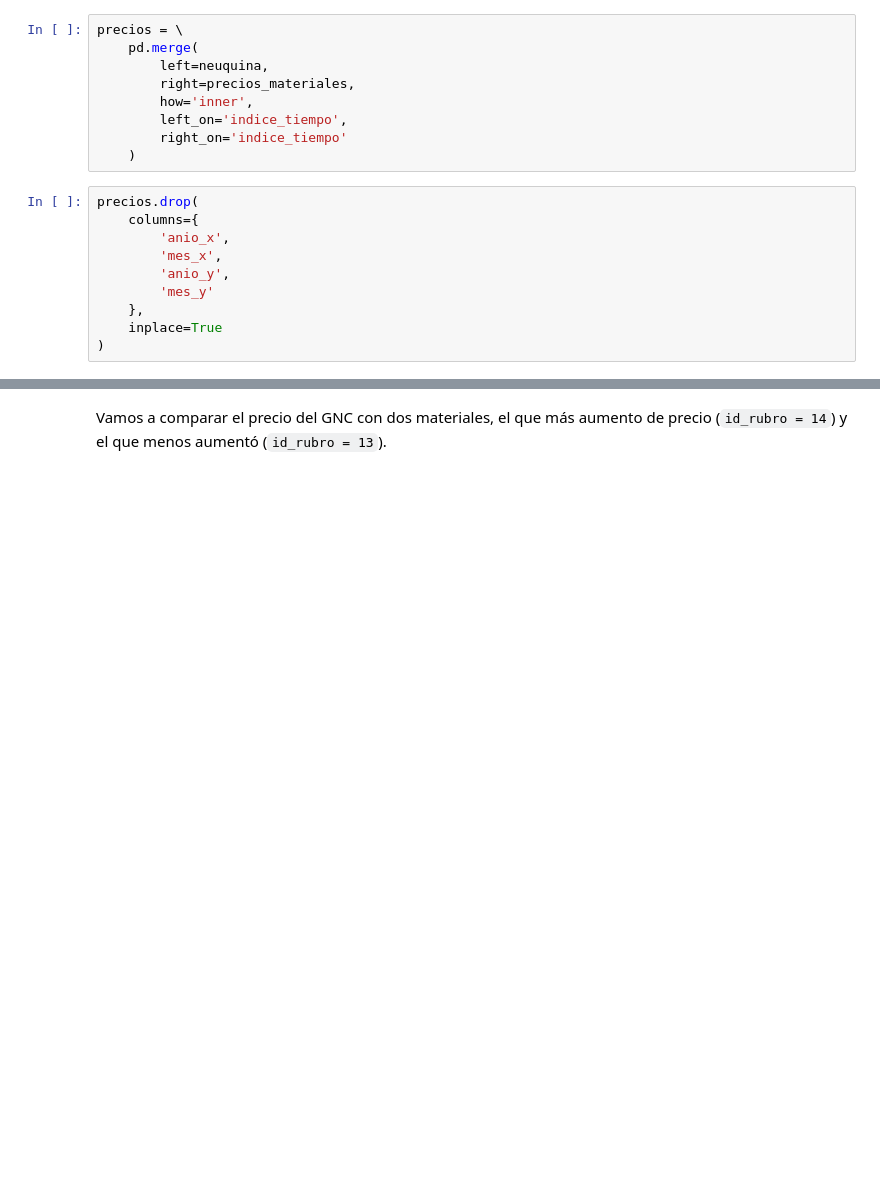
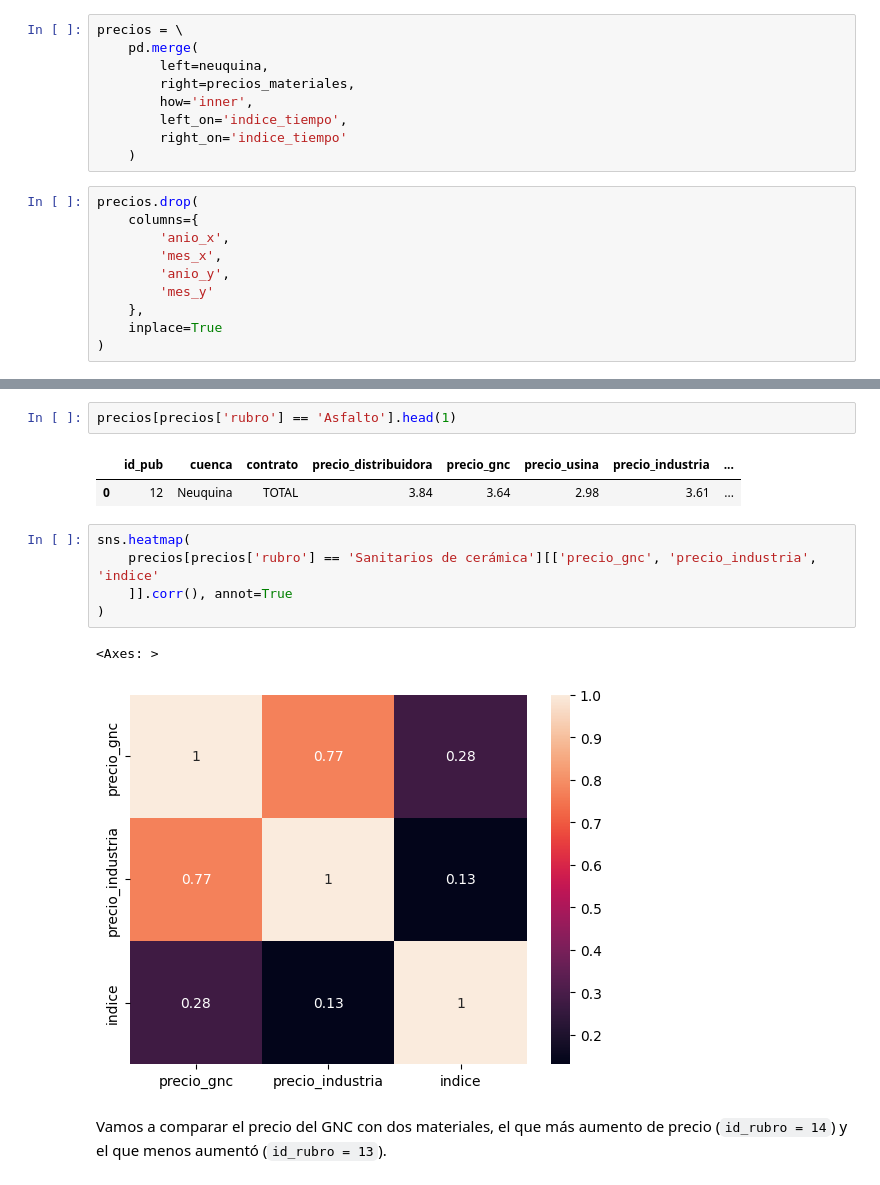
Before and after one commit to Isaiasgaray/fundamentos_final, a Jupyter notebook: TP_Final.ipynb, the cells around one changed output, grey strips where cells are left out. Cells and saved outputs as stored; diff of their text form; blank space fills up the shorter version.

```diff
--- a/TP_Final.ipynb
+++ b/TP_Final.ipynb
@@ -313,3 +324,16 @@ precios.drop(
+# %%
+precios[precios['rubro'] == 'Asfalto'].head(1)
+# %% [output]
+|  | id_pub | cuenca | contrato | precio_distribuidora | precio_gnc | precio_usina | precio_industria | ... |
+| 0 | 12 | Neuquina | TOTAL | 3.84 | 3.64 | 2.98 | 3.61 | ... |
+# %%
+sns.heatmap(
+    precios[precios['rubro'] == 'Sanitarios de cerámica'][['precio_gnc', 'precio_industria', 'indice'
+    ]].corr(), annot=True
+)
+# %% [output]
+<Axes: >
+[figure, added]
 # %% [markdown]
 Vamos a comparar el precio del GNC con dos materiales, el que más aumento de precio (`id_rubro = 14`) y el que menos aumentó (`id_rubro = 13`).
 # %%
```
Also changed, not shown: parts of 14 cells of this notebook.
